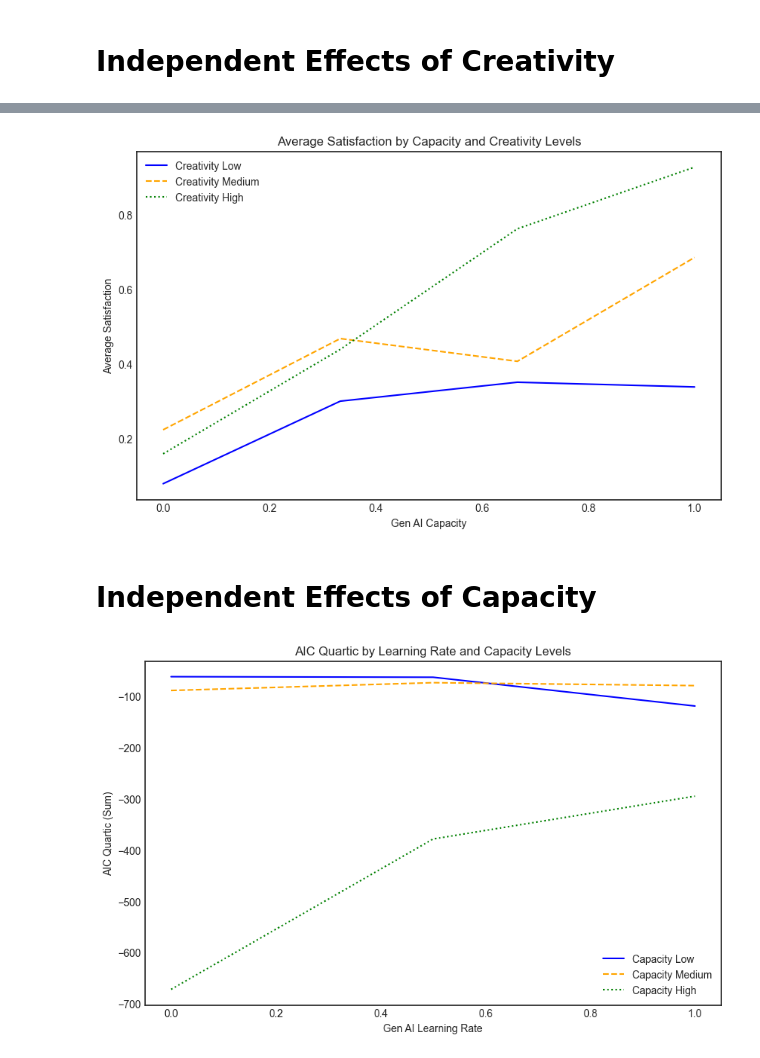
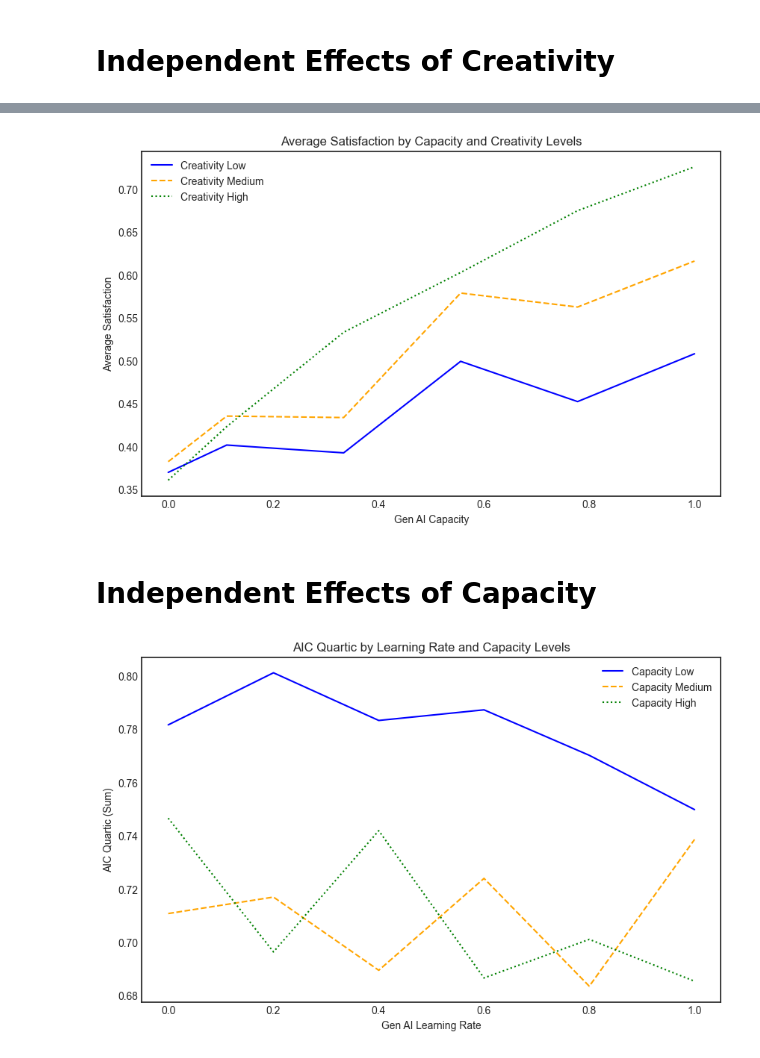
Before and after one commit to SecJiahui/GenAI_Customer, a Jupyter notebook: GenAI_Customer/regression_avg_iterations.ipynb, the cells around one changed output, grey strips where cells are left out. Saved outputs shown, nothing was run; the diff lists cells and outputs as text; code cells hidden in the pictures.

```diff
--- a/GenAI_Customer/regression_avg_iterations.ipynb
+++ b/GenAI_Customer/regression_avg_iterations.ipynb
@@ -786,10 +700,10 @@ line_styles = ['-', '--', ':']
 # Plot a line for each creativity_gen_ai level
 for creativity_level, color, style in zip(['Creativity Low', 'Creativity Medium', 'Creativity High'], ['blue', 'orange', 'green'], line_styles):
     # Filter data for the corresponding creativity_gen_ai level
-    subset = data_normalized_df[data_normalized_df[creativity_level] == 1]
+    subset = data[data[creativity_level] == 1]
 
-    # Calculate the average AIC for each level of learning_rate_gen_ai
-    average_aic = subset.groupby('learning_rate_gen_ai')['AIC Quartic (Sum) Original'].mean()
+    # Calculate the average AIC for each level of gen_ai_learning_rate
+    average_aic = subset.groupby('gen_ai_learning_rate')['aic_quartic_min'].mean()
 
     # Plot the line
     plt.plot(average_aic.index, average_aic.values, label=creativity_level, color=color, linestyle=style)
@@ -797,7 +711,7 @@ for creativity_level, color, style in zip(['Creativity Low', 'Creativity Medium'
 # Add title and axis labels
 plt.title('AIC Quartic by Learning Rate and Creativity Levels')
 plt.xlabel('Gen AI Learning Rate')
-plt.ylabel('AIC Quartic (Sum)')
+plt.ylabel('AIC Quartic')
 
 # Add a legend
 plt.legend()
@@ -819,10 +733,10 @@ line_styles = ['-', '--', ':']
 # Plot a line for each creativity_gen_ai level
 for creativity_level, color, style in zip(['Creativity Low', 'Creativity Medium', 'Creativity High'], ['blue', 'orange', 'green'], line_styles):
     # Filter data for the corresponding creativity_gen_ai level
-    subset = data_normalized_df[data_normalized_df[creativity_level] == 1]
+    subset = data[data[creativity_level] == 1]
 
-    # Calculate the average AIC for each level of learning_rate_gen_ai
-    average_aic = subset.groupby('capacity_gen_ai')['AIC Quartic (Sum) Original'].mean()
+    # Calculate the average AIC for each level of gen_ai_capacity
+    average_aic = subset.groupby('gen_ai_capacity')['aic_quartic_min'].mean()
 
     # Plot the line
     plt.plot(average_aic.index, average_aic.values, label=creativity_level, color=color, linestyle=style)
@@ -830,7 +744,7 @@ for creativity_level, color, style in zip(['Creativity Low', 'Creativity Medium'
 # Add title and axis labels
 plt.title('AIC Quartic by Capacity and Creativity Levels')
 plt.xlabel('Gen AI Capacity')
-plt.ylabel('AIC Quartic (Sum)')
+plt.ylabel('AIC Quartic')
 
 # Add a legend
 plt.legend()
@@ -852,10 +766,10 @@ line_styles = ['-', '--', ':']
 # Plot a line for each creativity_gen_ai level
 for creativity_level, color, style in zip(['Creativity Low', 'Creativity Medium', 'Creativity High'], ['blue', 'orange', 'green'], line_styles):
     # Filter data for the corresponding creativity_gen_ai level
-    subset = data_normalized_df[data_normalized_df[creativity_level] == 1]
+    subset = data[data[creativity_level] == 1]
 
-    # Calculate the average AIC for each level of learning_rate_gen_ai
-    average_aic = subset.groupby('learning_rate_gen_ai')['Average Satisfaction'].mean()
+    # Calculate the average AIC for each level of gen_ai_learning_rate
+    average_aic = subset.groupby('gen_ai_learning_rate')['avg_satisfaction'].mean()
 
     # Plot the line
     plt.plot(average_aic.index, average_aic.values, label=creativity_level, color=color, linestyle=style)
@@ -885,10 +799,10 @@ line_styles = ['-', '--', ':']
 # Plot a line for each creativity_gen_ai level
 for creativity_level, color, style in zip(['Creativity Low', 'Creativity Medium', 'Creativity High'], ['blue', 'orange', 'green'], line_styles):
     # Filter data for the corresponding creativity_gen_ai level
-    subset = data_normalized_df[data_normalized_df[creativity_level] == 1]
+    subset = data[data[creativity_level] == 1]
 
-    # Calculate the average AIC for each level of learning_rate_gen_ai
-    average_aic = subset.groupby('capacity_gen_ai')['Average Satisfaction'].mean()
+    # Calculate the average AIC for each level of gen_ai_capacity
+    average_aic = subset.groupby('gen_ai_capacity')['avg_satisfaction'].mean()
 
     # Plot the line
     plt.plot(average_aic.index, average_aic.values, label=creativity_level, color=color, linestyle=style)
@@ -904,42 +818,42 @@ plt.legend()
 # Display the plot
 plt.show()
 # %% [output]
-[figure, old version]
+[figure, new version]
 # %% [markdown]
 # Independent Effects of Capacity
 # %%
 # Set the plotting style
 plt.style.use('seaborn-v0_8-white')
 
 # Create a new figure for plotting
 plt.figure(figsize=(10, 6))
 
 # Define line styles for different learning rate levels
 line_styles = ['-', '--', ':']
 
 # Plot a line for each creativity_gen_ai level
 for creativity_level, color, style in zip(['Capacity Low', 'Capacity Medium', 'Capacity High'], ['blue', 'orange', 'green'], line_styles):
     # Filter data for the corresponding creativity_gen_ai level
-    subset = data_normalized_df[data_normalized_df[creativity_level] == 1]
+    subset = data[data[creativity_level] == 1]
 
-    # Calculate the average AIC for each level of learning_rate_gen_ai
-    average_aic = subset.groupby('learning_rate_gen_ai')['AIC Quartic (Sum) Original'].mean()
+    # Calculate the average AIC for each level of gen_ai_learning_rate
+    average_aic = subset.groupby('gen_ai_learning_rate')['aic_quartic_min'].mean()
 
     # Plot the line
     plt.plot(average_aic.index, average_aic.values, label=creativity_level, color=color, linestyle=style)
 
 # Add title and axis labels
 plt.title('AIC Quartic by Learning Rate and Capacity Levels')
 plt.xlabel('Gen AI Learning Rate')
 plt.ylabel('AIC Quartic (Sum)')
 
 # Add a legend
 plt.legend()
 
 # Display the plot
 plt.show()
 # %% [output]
-[figure, old version]
+[figure, new version]
 # %%
 # Set the plotting style
 plt.style.use('seaborn-v0_8-white')
```
Also changed, not shown: parts of 42 cells of this notebook, 5 other files.
